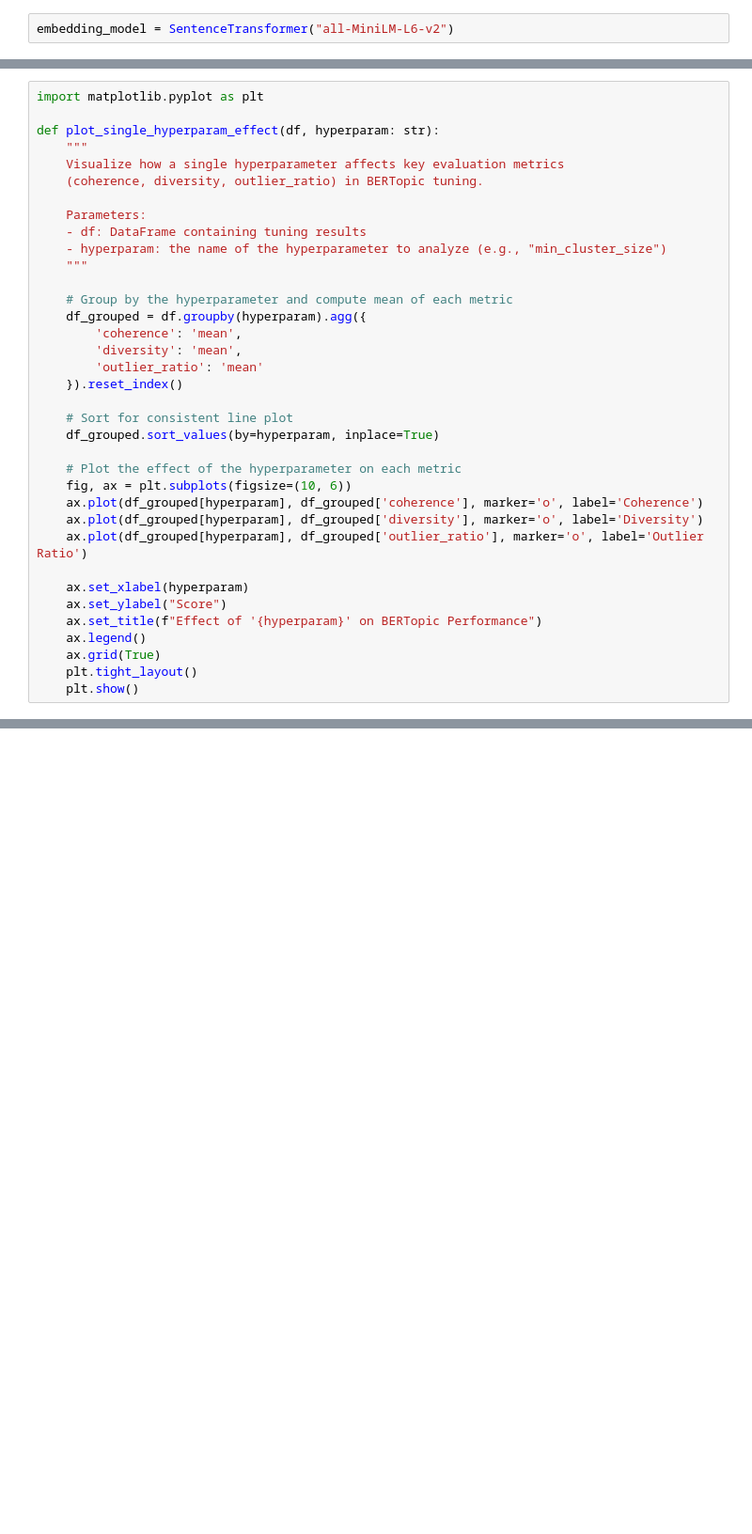
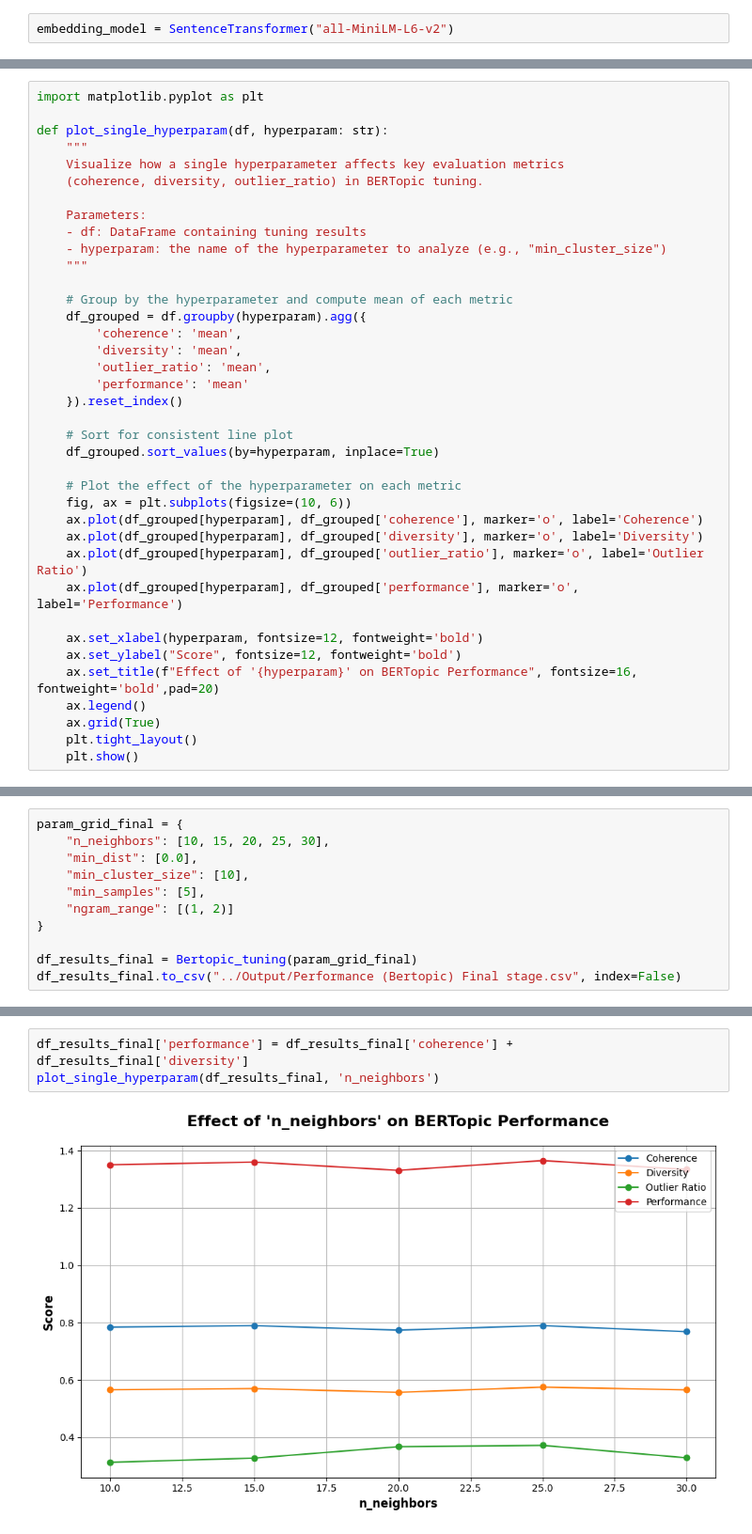
Before and after one commit to wbwhaha/NLP_Gentrification_London_Prediction, a Jupyter notebook: Code/5_2_Bertopic Hyperparameter Tuning.ipynb, the cells around one changed output, grey strips where cells are left out. Shown at 94% size. Saved outputs shown, nothing was run; the diff lists cells and outputs as text; blank space fills up the shorter version.

```diff
--- a/Code/5_2_Bertopic Hyperparameter Tuning.ipynb
+++ b/Code/5_2_Bertopic Hyperparameter Tuning.ipynb
@@ -187,7 +192,7 @@ plt.show()
 # %%
 import matplotlib.pyplot as plt
 
-def plot_single_hyperparam_effect(df, hyperparam: str):
+def plot_single_hyperparam(df, hyperparam: str):
     """
     Visualize how a single hyperparameter affects key evaluation metrics
     (coherence, diversity, outlier_ratio) in BERTopic tuning.
@@ -201,7 +206,8 @@ def plot_single_hyperparam_effect(df, hyperparam: str):
     df_grouped = df.groupby(hyperparam).agg({
         'coherence': 'mean',
         'diversity': 'mean',
-        'outlier_ratio': 'mean'
+        'outlier_ratio': 'mean',
+        'performance': 'mean'
     }).reset_index()
 
     # Sort for consistent line plot
@@ -212,10 +218,11 @@ def plot_single_hyperparam_effect(df, hyperparam: str):
     ax.plot(df_grouped[hyperparam], df_grouped['coherence'], marker='o', label='Coherence')
     ax.plot(df_grouped[hyperparam], df_grouped['diversity'], marker='o', label='Diversity')
     ax.plot(df_grouped[hyperparam], df_grouped['outlier_ratio'], marker='o', label='Outlier Ratio')
+    ax.plot(df_grouped[hyperparam], df_grouped['performance'], marker='o', label='Performance')
 
-    ax.set_xlabel(hyperparam)
-    ax.set_ylabel("Score")
-    ax.set_title(f"Effect of '{hyperparam}' on BERTopic Performance")
+    ax.set_xlabel(hyperparam, fontsize=12, fontweight='bold')
+    ax.set_ylabel("Score", fontsize=12, fontweight='bold')
+    ax.set_title(f"Effect of '{hyperparam}' on BERTopic Performance", fontsize=16, fontweight='bold',pad=20)
     ax.legend()
     ax.grid(True)
     plt.tight_layout()
@@ -313,0 +387,11 @@ plot_all_hyperparams(df_results)
+# %%
+param_grid_final = {
+    "n_neighbors": [10, 15, 20, 25, 30],
+    "min_dist": [0.0],
+    "min_cluster_size": [10],
+    "min_samples": [5],
+    "ngram_range": [(1, 2)]
+}
+
+df_results_final = Bertopic_tuning(param_grid_final)
+df_results_final.to_csv("../Output/Performance (Bertopic) Final stage.csv", index=False)
@@ -313,0 +404,5 @@ plot_all_hyperparams(df_results)
+# %%
+df_results_final['performance'] = df_results_final['coherence'] + df_results_final['diversity']
+plot_single_hyperparam(df_results_final, 'n_neighbors')
+# %% [output]
+[figure, added]
```
Also changed, not shown: parts of 7 cells of this notebook.
